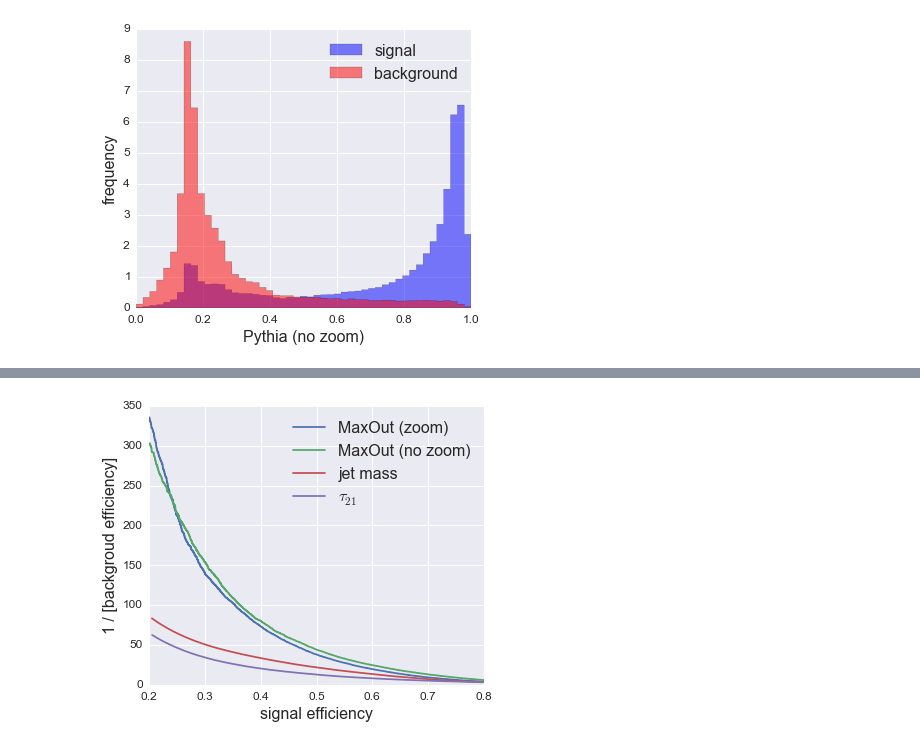
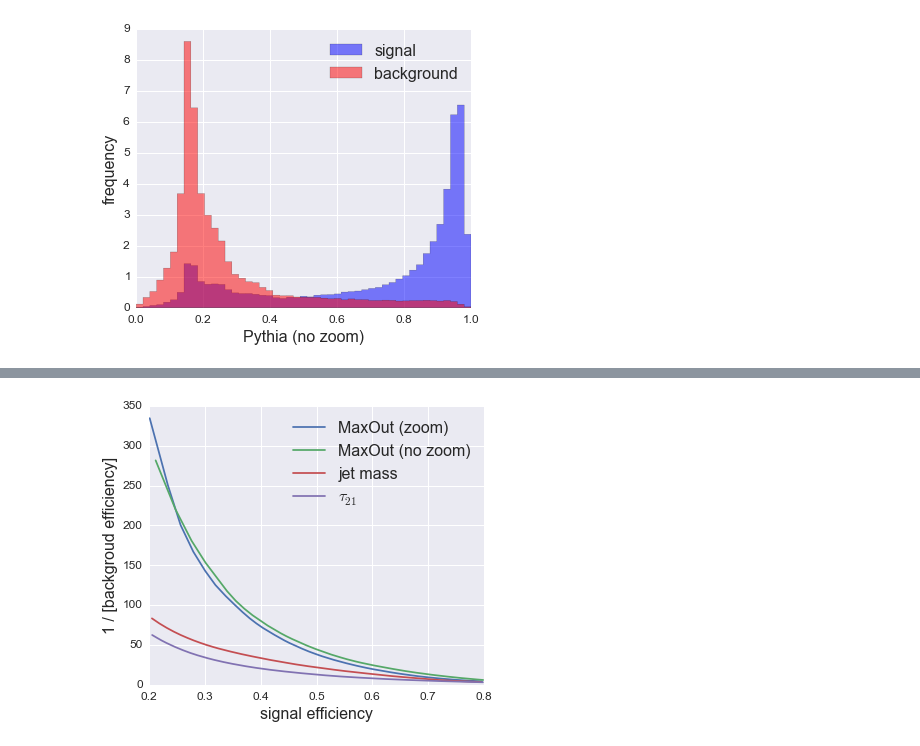
Before and after one commit to deepjets/deepjets, a Jupyter notebook: plots.ipynb, the cells around one changed output, grey strips where cells are left out. Drawn from its saved outputs; the diff is of its cells as text; code cells hidden in the pictures.

```diff
--- a/plots.ipynb
+++ b/plots.ipynb
@@ -87,3 +105,6 @@ Y_test_shrink, Y_prob_shrink = get_Y_prob(models.load_model('models/maxout_w_def
                                           'datasets/w_test.h5')
 # %% [output]
 200000/200000 [==============================] - 34s
+# %%
+Y_test_shrink_2, Y_prob_shrink_2 = get_Y_prob(models.load_model('models/maxout_w_default_2'),
+                                              'datasets/w_test.h5')
@@ -125,7 +154,8 @@ plot_dist(Y_test_hd, Y_prob_hd, var_label="Herwig (dipole)",
 # %%
 roc_shrink = utils.default_roc_curve(Y_test_shrink, Y_prob_shrink)
-roc_noshrink = utils.default_roc_curve(Y_test_noshrink, Y_prob_noshrink)
-roc_ha = utils.default_roc_curve(Y_test_ha, Y_prob_ha)
-roc_hd = utils.default_roc_curve(Y_test_hd, Y_prob_hd)
+roc_shrink_2 = utils.custom_roc_curve(Y_test_shrink_2, Y_prob_shrink_2)
+roc_noshrink = utils.custom_roc_curve(Y_test_noshrink, Y_prob_noshrink)
+roc_ha = utils.default_roc_curve(Y_test_ha, Y_prob_ha, weights_ha)
+roc_hd = utils.default_roc_curve(Y_test_hd, Y_prob_hd, weights_hd)
 roc_mass = utils.auxvar_roc_curve('datasets/w_test.h5', 'mass')
 roc_tau_21 = utils.auxvar_roc_curve('datasets/w_test.h5', 'tau_21')
@@ -132,9 +168,9 @@ roc_tau_21 = utils.auxvar_roc_curve('datasets/w_test.h5', 'tau_21')
 # %%
 utils.plot_roc_curves([roc_shrink, roc_noshrink, roc_mass, roc_tau_21],
                       ['MaxOut (zoom)', 'MaxOut (no zoom)', 'jet mass', r'$\tau_{21}$'],
-                      filename='plots/var_roc_comp.png')
+                      filename='plots/var_roc_comp.pdf')
 # %% [output]
-[figure, old version]
+[figure, new version]
 # %%
 utils.plot_roc_curves([roc_shrink, roc_ha, roc_hd],
                       ['Pythia', 'Herwig (angular)', 'Herwig (dipole)'],
```
Also changed, not shown: parts of 18 cells of this notebook, 2 other files.
